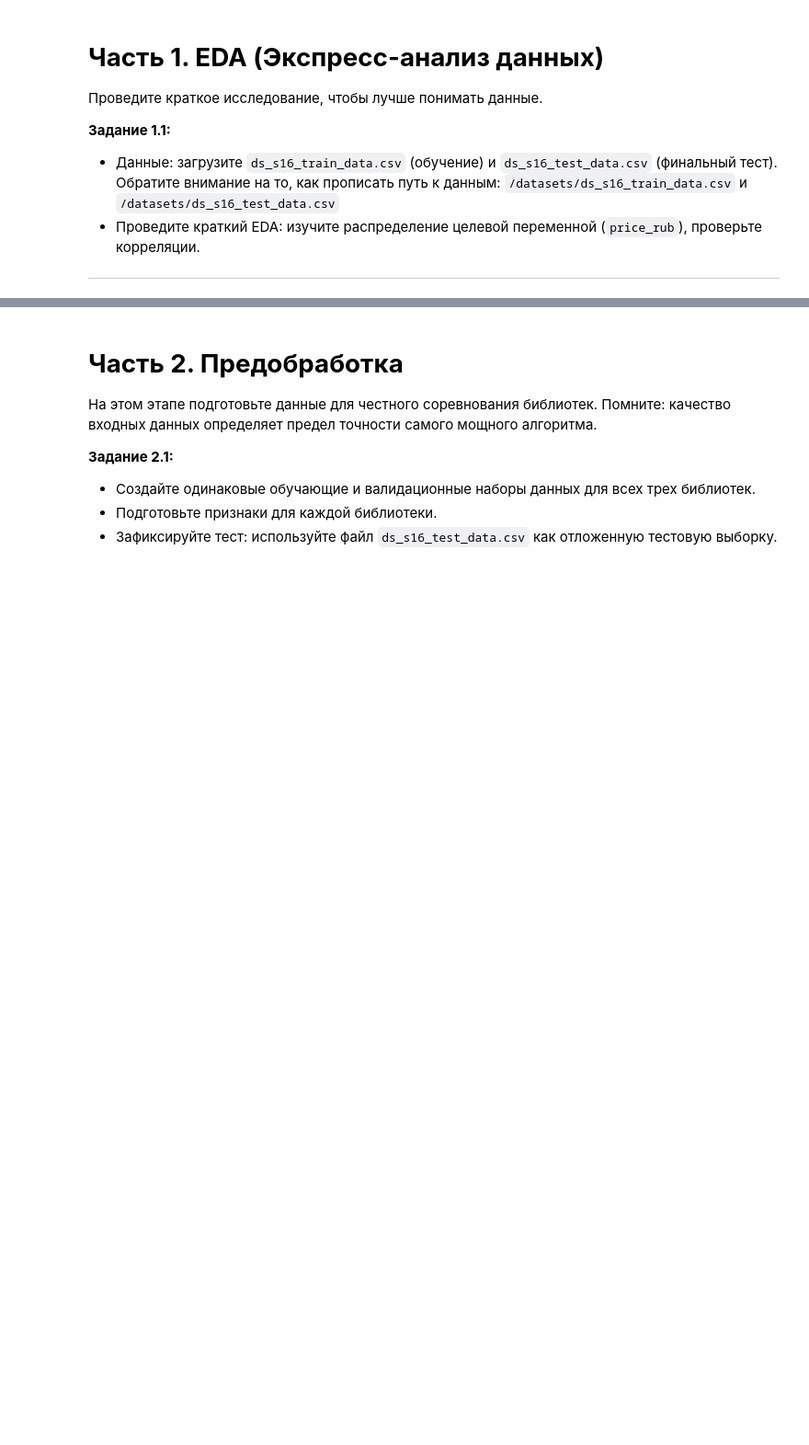
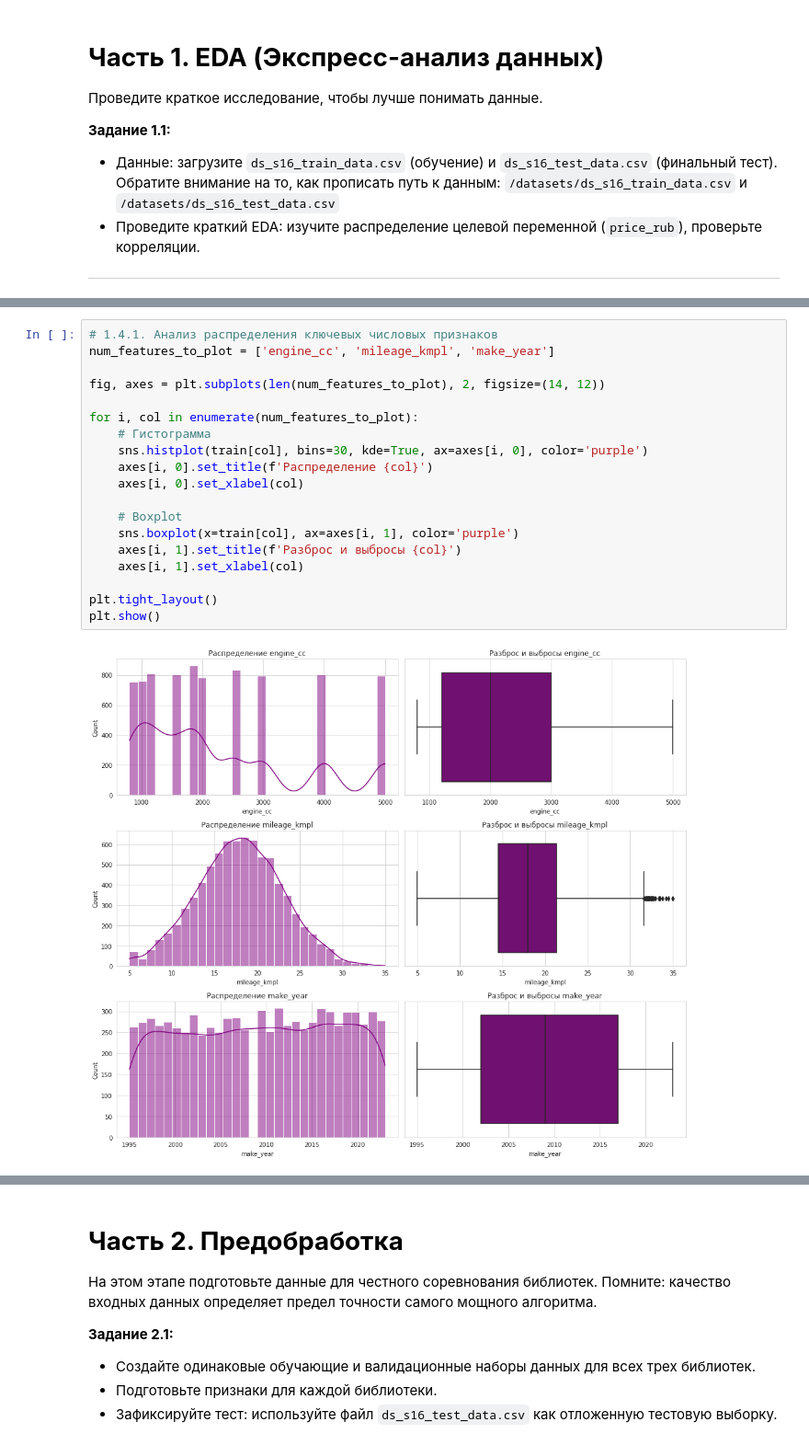
Before and after one commit to MllII/balance-auto-ml-evaluation, a Jupyter notebook: balance-auto-ml-evaluation.ipynb, the cells around one changed output, grey strips where cells are left out. Shown at 92% size. Drawn from its saved outputs; the diff is of its cells as text; blank space fills up the shorter version.

```diff
--- a/balance-auto-ml-evaluation.ipynb
+++ b/balance-auto-ml-evaluation.ipynb
@@ -186,0 +299,21 @@ plt.show()
+# %%
+# 1.4.1. Анализ распределения ключевых числовых признаков
+num_features_to_plot = ['engine_cc', 'mileage_kmpl', 'make_year']
+
+fig, axes = plt.subplots(len(num_features_to_plot), 2, figsize=(14, 12))
+
+for i, col in enumerate(num_features_to_plot):
+    # Гистограмма
+    sns.histplot(train[col], bins=30, kde=True, ax=axes[i, 0], color='purple')
+    axes[i, 0].set_title(f'Распределение {col}')
+    axes[i, 0].set_xlabel(col)
+
+    # Boxplot
+    sns.boxplot(x=train[col], ax=axes[i, 1], color='purple')
+    axes[i, 1].set_title(f'Разброс и выбросы {col}')
+    axes[i, 1].set_xlabel(col)
+
+plt.tight_layout()
+plt.show()
+# %% [output]
+[figure, added]
```
Also changed, not shown: parts of 103 cells of this notebook, 1 other file.
